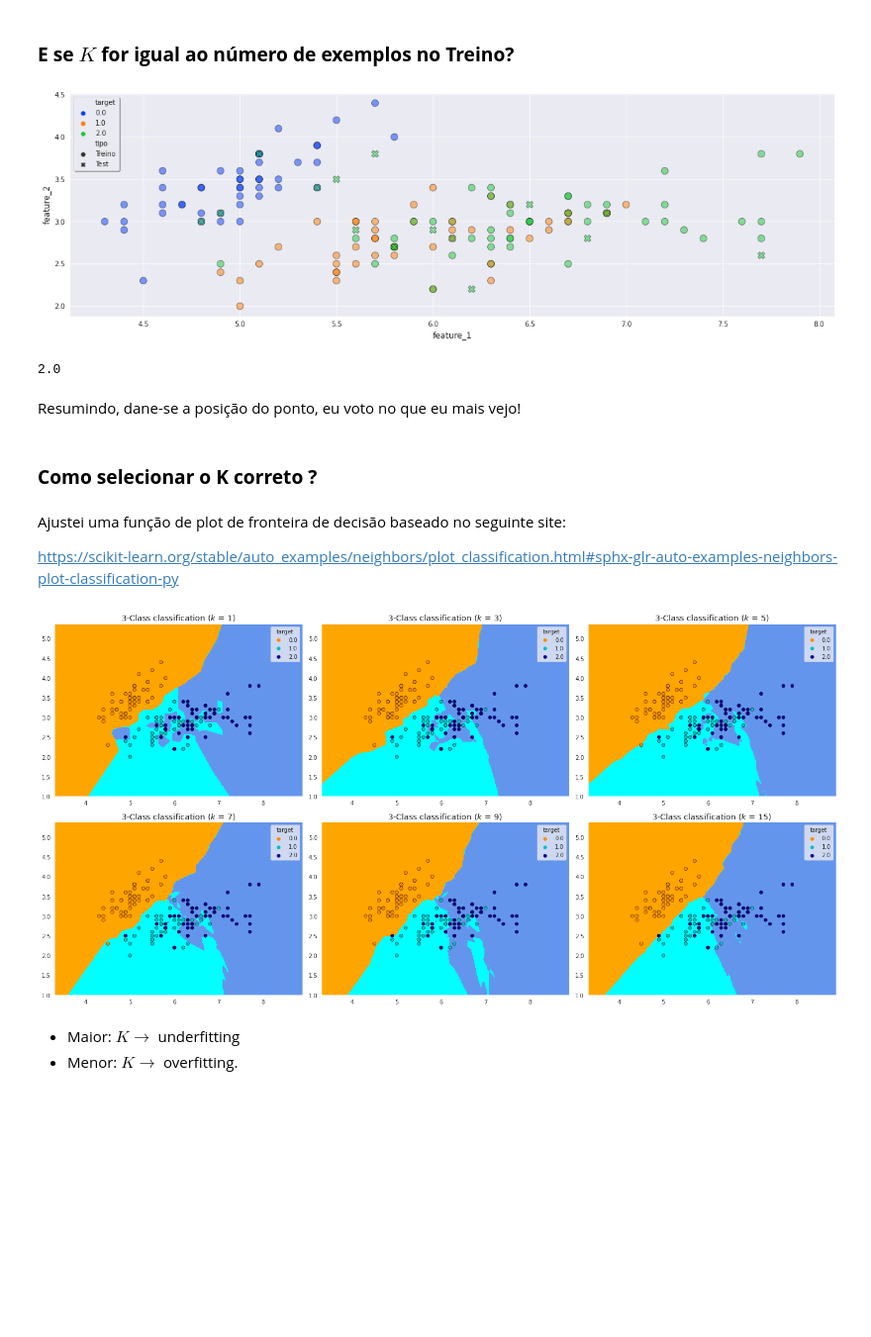
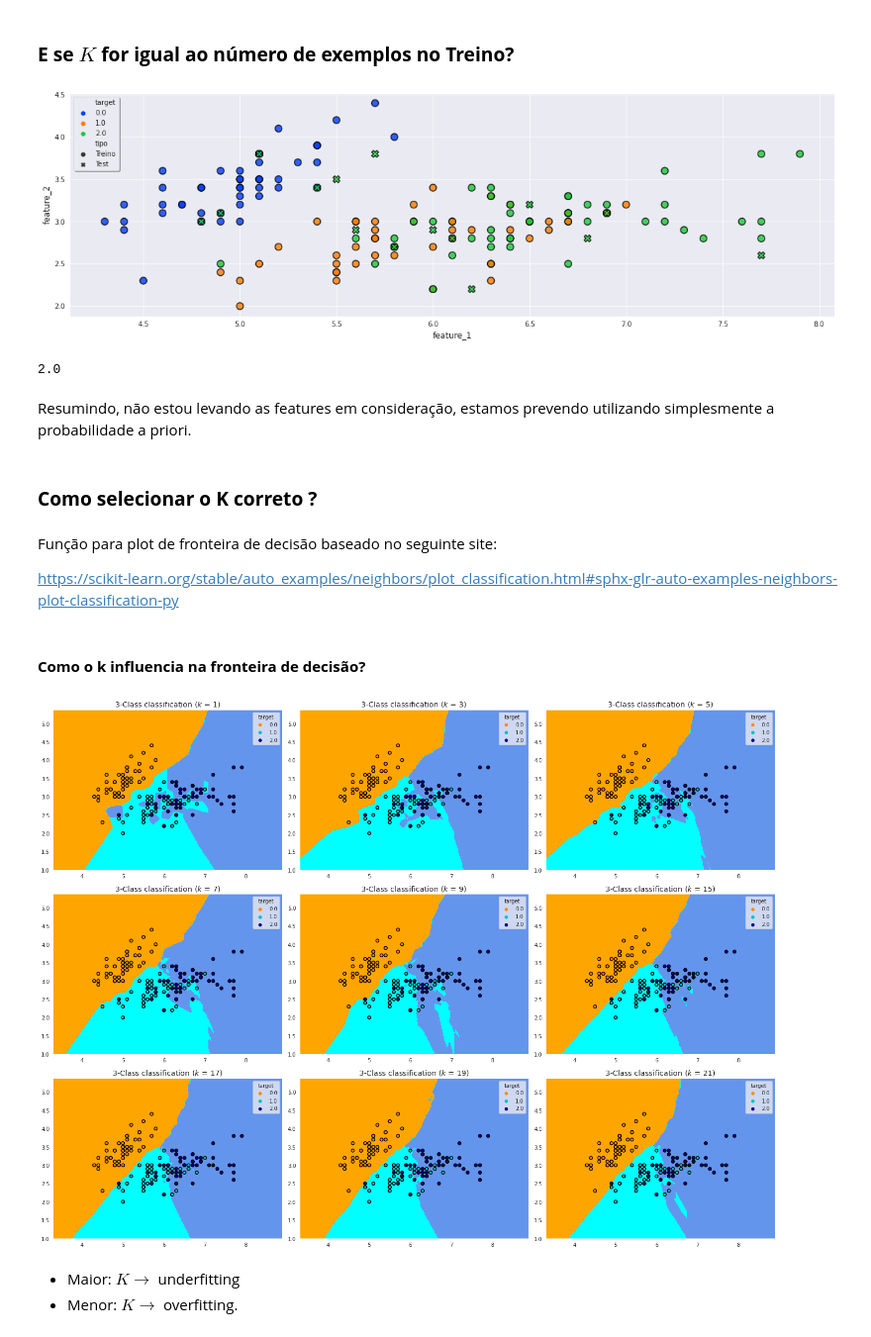
Before and after one commit to rocabrera/ml-learning, a Jupyter notebook: knn/knn.ipynb, the cells around one changed output. Shown at 99% size. Saved outputs shown, nothing was run; the diff lists cells and outputs as text; code cells hidden in the pictures; blank space fills up the shorter version.

```diff
--- a/knn/knn.ipynb
+++ b/knn/knn.ipynb
@@ -74,4 +117,4 @@ Visando simplificar o entendimento vamos começar em duas dimensões, usando as
 # %%
-X_Features = df.filter(regex = "feature")
-X_2D = X_Features.iloc[:,:2]
-y = df.filter(regex = "target")
+X_Features = df.filter(regex = "feature") # Dataframe que contém todas as features
+X_2D       = X_Features.iloc[:,[0,1]]        # Dataframe que contém as duas primeiras features
+y          = df.filter(regex = "target")  # Dataframe que contém os nossos labels (targets)
@@ -188,5 +251,5 @@ final_data = pd.concat([train_df.assign(tipo="Treino"),knnSklearn_df.assign(tipo
 # %%
 my_final_plot_comparison(final_data, fst_dim, snd_dim)
 # %% [output]
-[figure, old version]
+[figure, new version]
 # %%
@@ -194,21 +257,23 @@ my_final_plot_comparison(final_data, fst_dim, snd_dim)
 y_train["target"].value_counts(normalize=True).idxmax()
 # %% [output]
 2.0
-# %% [markdown]
-Resumindo, dane-se a posição do ponto, eu voto no que eu mais vejo!
+# %% [markdown]
+Resumindo, não estou levando as features em consideração, estamos prevendo utilizando simplesmente a probabilidade a priori.
 # %% [markdown]
 ### **Como selecionar o K correto ?**
 # %% [markdown]
-Ajustei uma função de plot de fronteira de decisão baseado no seguinte site:
+Função para plot de fronteira de decisão baseado no seguinte site:
 
 https://scikit-learn.org/stable/auto_examples/neighbors/plot_classification.html#sphx-glr-auto-examples-neighbors-plot-classification-py
+# %% [markdown]
+#### **Como o k influencia na fronteira de decisão?**
 # %%
 #Selecionar um número de valor k multiplos de 3, caso contrario alguns valores de k não serão utilizados.
-n_neighbors_lst = [1,3,5,7,9,15]
+n_neighbors_lst = [1,3,5,7,9,15,17,19,21]
 
 plot_decision_boundary_k(X_2D, y, n_neighbors_lst)
 # %% [output]
-[figure, old version]
+[figure, new version]
 # %% [markdown]
 - Maior: $K \rightarrow $ underfitting
 - Menor: $K \rightarrow $ overfitting.
```
Also changed, not shown: parts of 42 cells of this notebook, 2 other files.
